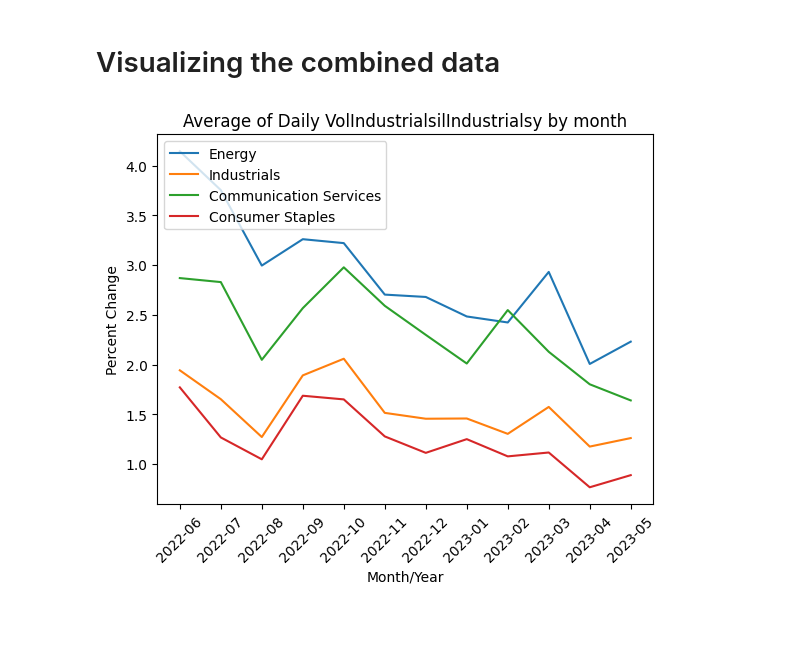
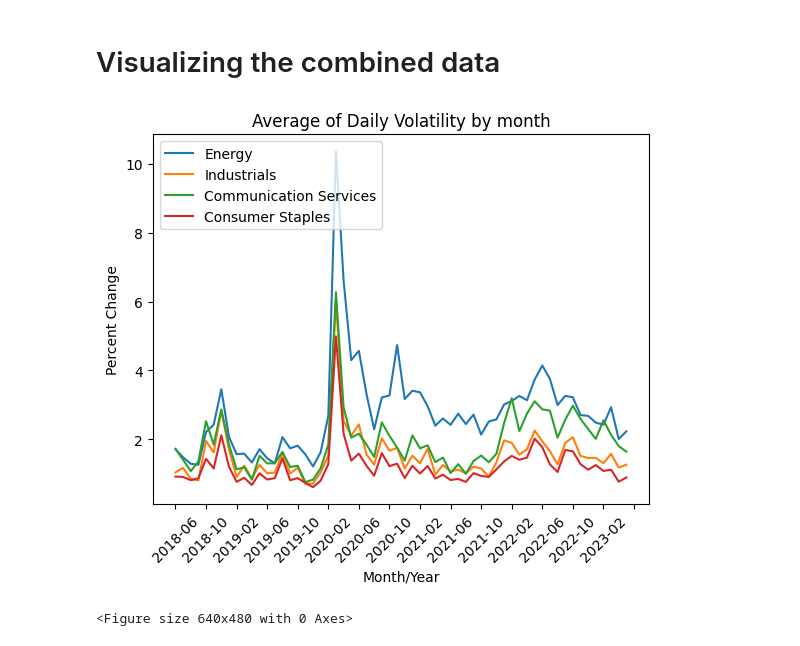
Before and after one commit to ChrisVerg/SmartInvest, a Jupyter notebook: Notebooks/SP500SynthesisGuide_JC.ipynb, the cells around one changed output. Saved outputs shown, nothing was run; the diff lists cells and outputs as text; code cells hidden in the pictures.

```diff
--- a/Notebooks/SP500SynthesisGuide_JC.ipynb
+++ b/Notebooks/SP500SynthesisGuide_JC.ipynb
@@ -227,8 +227,8 @@ CStaples_W.head(2)
 ## Trim the data down to only June 2022 to June 2023
 # %%
 # Assign the start and end dates we want to filter as a variable
-start_date = pd.to_datetime('2022-06-01')
-end_date = pd.to_datetime('2023-06-30')
+start_date = pd.to_datetime('2018-06-01')
+end_date = pd.to_datetime('2023-05-30')
 # %%
 # Use stand and end dates to trim the data for the desired uniform dates.
 Energy_W = Energy_W[(Energy_W['Date'] >= start_date) & (Energy_W['Date'] <= end_date)]
@@ -457,32 +459,39 @@ all_4.head()
 # Set the 'Year' column as the index
 all_4 = all_4.reset_index()
 all_4.set_index('year_month', inplace=True)
 
 # Create the figure and axes
 fig, ax1 = plt.subplots()
 
 # Plotting the variables on the primary y-axis
 ax1.plot(all_4['diff_energy'], label='Energy')
 ax1.plot(all_4['diff_Industrials'], label='Industrials')
 ax1.plot(all_4['diff_CommS'], label='Communication Services')
 ax1.plot(all_4['diff_CStaples'], label='Consumer Staples')
 
 
 
 # Set the labels and tIndustrialsle for the primary y-axis
 ax1.set_xlabel('Month/Year')
 ax1.set_ylabel('Percent Change')
-ax1.set_title('Average of Daily VolIndustrialsilIndustrialsy by month')
+ax1.set_title('Average of Daily Volatility by month')
 
 # Rotate x-axis labels by 90 degrees
 plt.xticks(rotation=45)
+
+#Sets amount of ticks shown on x-axis
+ax1.xaxis.set_major_locator(plt.MaxNLocator(21))
 
 
 # Display the legend for both y-axes
 ax1.legend(loc='upper left')
 
 
 # Show the plot
 plt.show()
+
+#Imporves layout quality
+plt.tight_layout()
 # %% [output]
-[figure, old version]
+[figure, new version]
+<Figure size 640x480 with 0 Axes>
```
Also changed, not shown: parts of 12 cells of this notebook, 1 other file.
